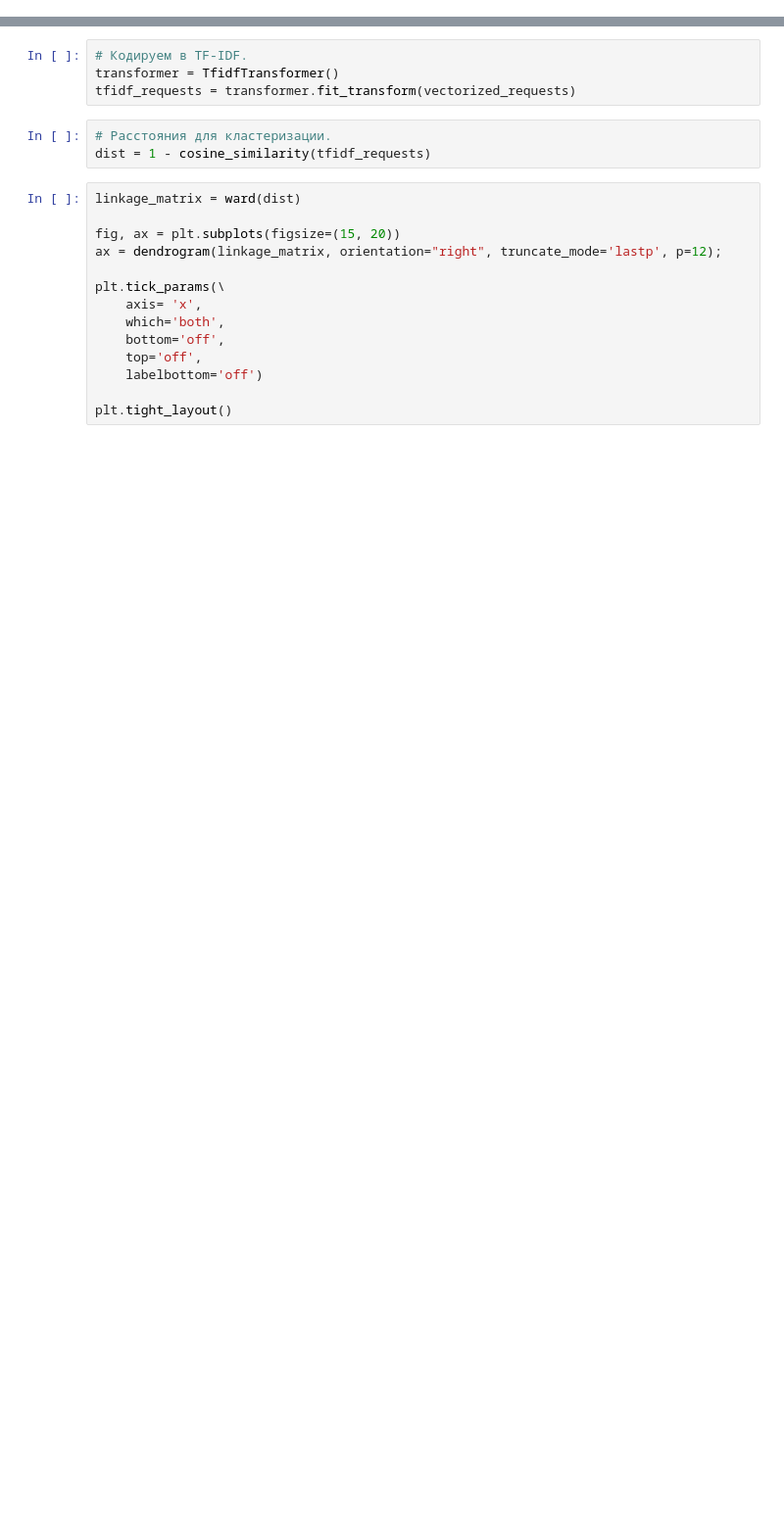
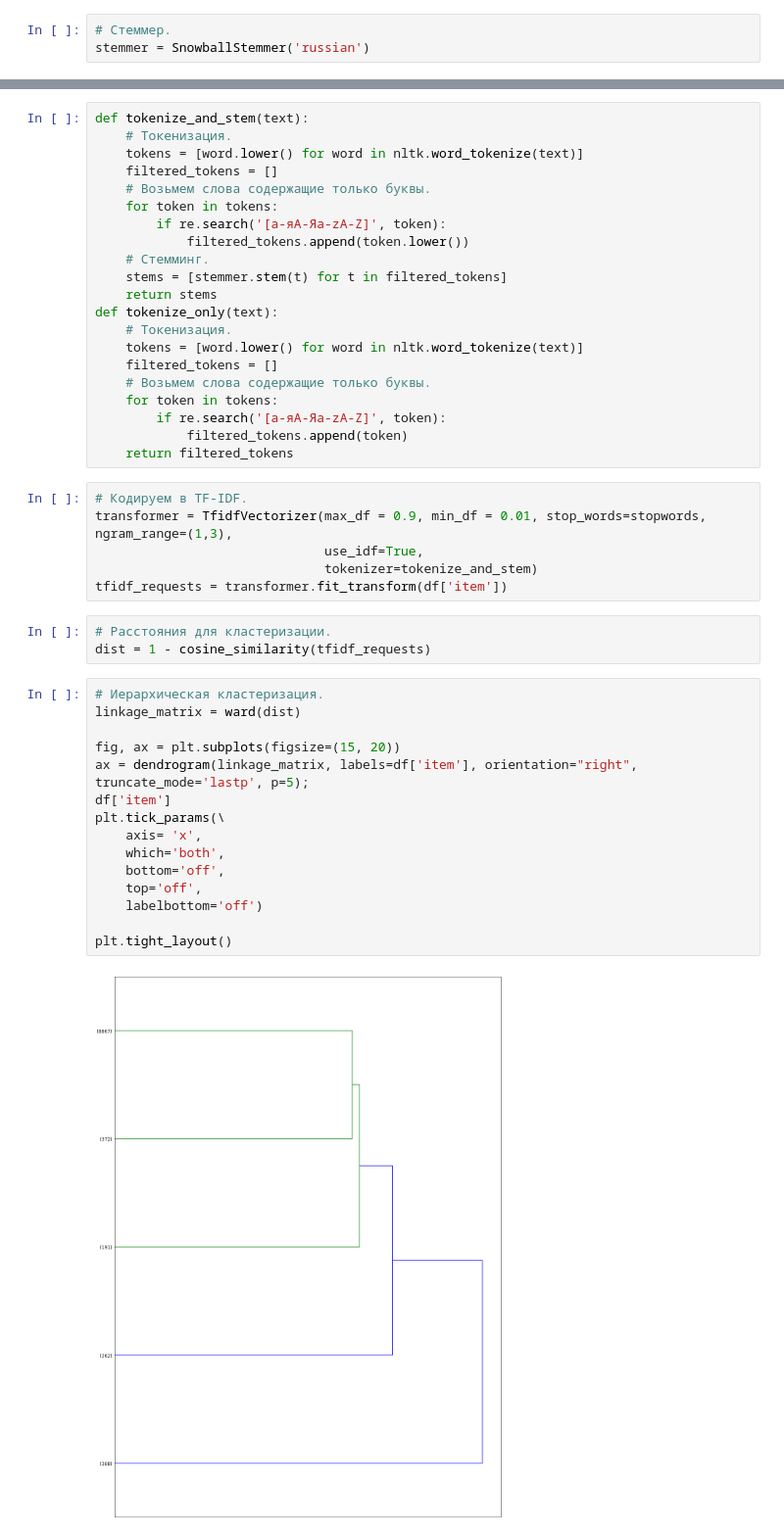
Before and after one commit to szee/clustering_requests, a Jupyter notebook: requests_clustering.ipynb, the cells around one changed output, grey strips where cells are left out. Shown at 98% size. Saved outputs shown, nothing was run; the diff lists cells and outputs as text; blank space fills up the shorter version.

```diff
--- a/requests_clustering.ipynb
+++ b/requests_clustering.ipynb
@@ -52,0 +54,3 @@ vectorized_requests = vectorizer.fit_transform(df['item'])
+# %%
+# Стеммер.
+stemmer = SnowballStemmer('russian')
@@ -53,21 +61,47 @@ vectorized_requests = vectorizer.fit_transform(df['item'])
+# %%
+def tokenize_and_stem(text):
+    # Токенизация.
+    tokens = [word.lower() for word in nltk.word_tokenize(text)]
+    filtered_tokens = []
+    # Возьмем слова содержащие только буквы.
+    for token in tokens:
+        if re.search('[а-яА-Яa-zA-Z]', token):
+            filtered_tokens.append(token.lower())
+    # Стемминг.
+    stems = [stemmer.stem(t) for t in filtered_tokens]
+    return stems
+def tokenize_only(text):
+    # Токенизация.
+    tokens = [word.lower() for word in nltk.word_tokenize(text)]
+    filtered_tokens = []
+    # Возьмем слова содержащие только буквы.
+    for token in tokens:
+        if re.search('[а-яА-Яa-zA-Z]', token):
+            filtered_tokens.append(token)
+    return filtered_tokens
 # %%
 # Кодируем в TF-IDF.
-transformer = TfidfTransformer()
-tfidf_requests = transformer.fit_transform(vectorized_requests)
+transformer = TfidfVectorizer(max_df = 0.9, min_df = 0.01, stop_words=stopwords, ngram_range=(1,3),
+                              use_idf=True,
+                              tokenizer=tokenize_and_stem)
+tfidf_requests = transformer.fit_transform(df['item'])
 # %%
 # Расстояния для кластеризации.
 dist = 1 - cosine_similarity(tfidf_requests)
 # %%
+# Иерархическая кластеризация.
 linkage_matrix = ward(dist)
 
 fig, ax = plt.subplots(figsize=(15, 20))
-ax = dendrogram(linkage_matrix, orientation="right", truncate_mode='lastp', p=12);
-
+ax = dendrogram(linkage_matrix, labels=df['item'], orientation="right", truncate_mode='lastp', p=5);
+df['item']
 plt.tick_params(\
     axis= 'x',
     which='both',
     bottom='off',
     top='off',
     labelbottom='off')
 
 plt.tight_layout()
+# %% [output]
+[figure, added]
```
Also changed, not shown: parts of 10 cells of this notebook.
